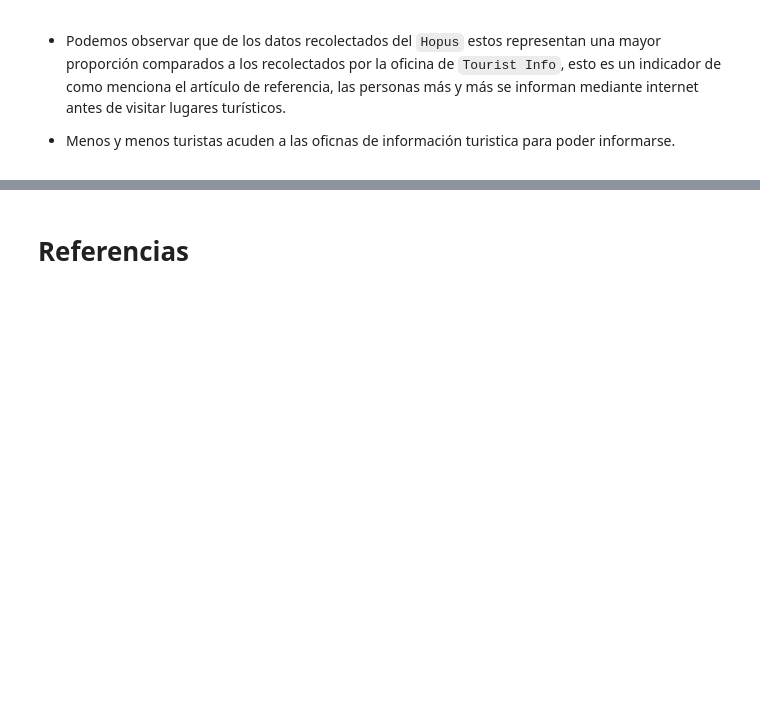
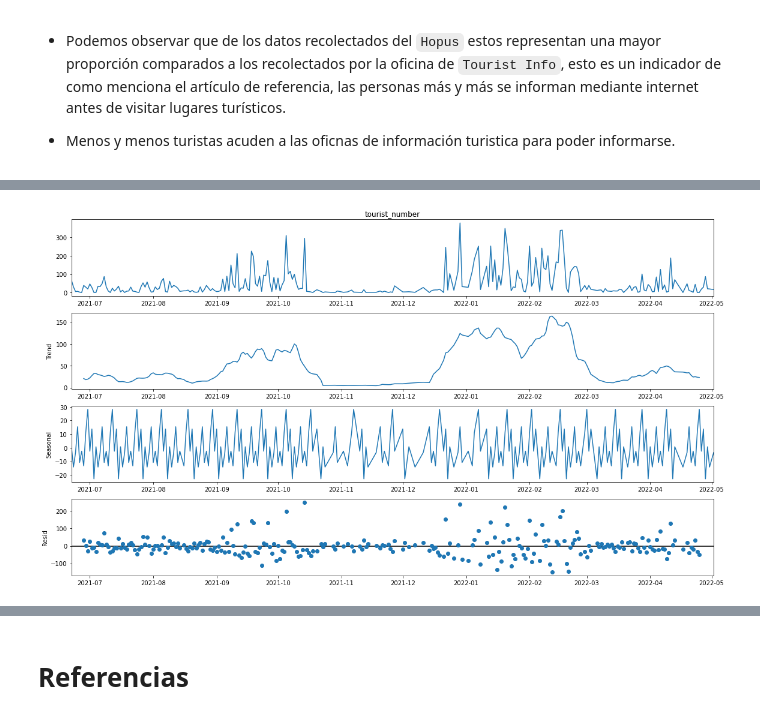
Before and after one commit to luperezsal/AlcoiTourist, a Jupyter notebook: Proyecto3.ipynb, the cells around one changed output, grey strips where cells are left out. Drawn from its saved outputs; the diff is of its cells as text; code cells hidden in the pictures; blank space fills up the shorter version.

```diff
--- a/Proyecto3.ipynb
+++ b/Proyecto3.ipynb
@@ -312,0 +311,13 @@ fig.show()
+# %%
+time_series.set_index('date', inplace=True)
+time_series.sort_index(inplace=True)
+# %%
+
+sd = seasonal_decompose(time_series['tourist_number'] ,model='additive', period=12)
+
+fig = sd.plot()
+fig.set_size_inches((16, 9))
+fig.tight_layout()
+plt.show()
+# %% [output]
+[figure, added]
```
Also changed, not shown: parts of 13 cells of this notebook.
